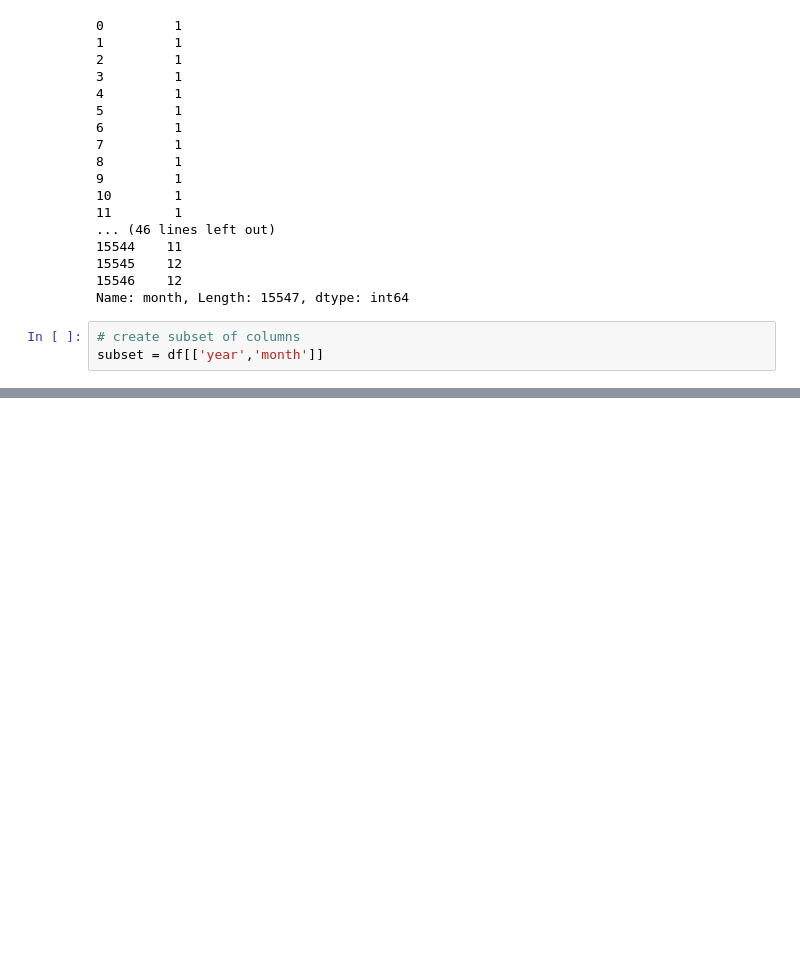
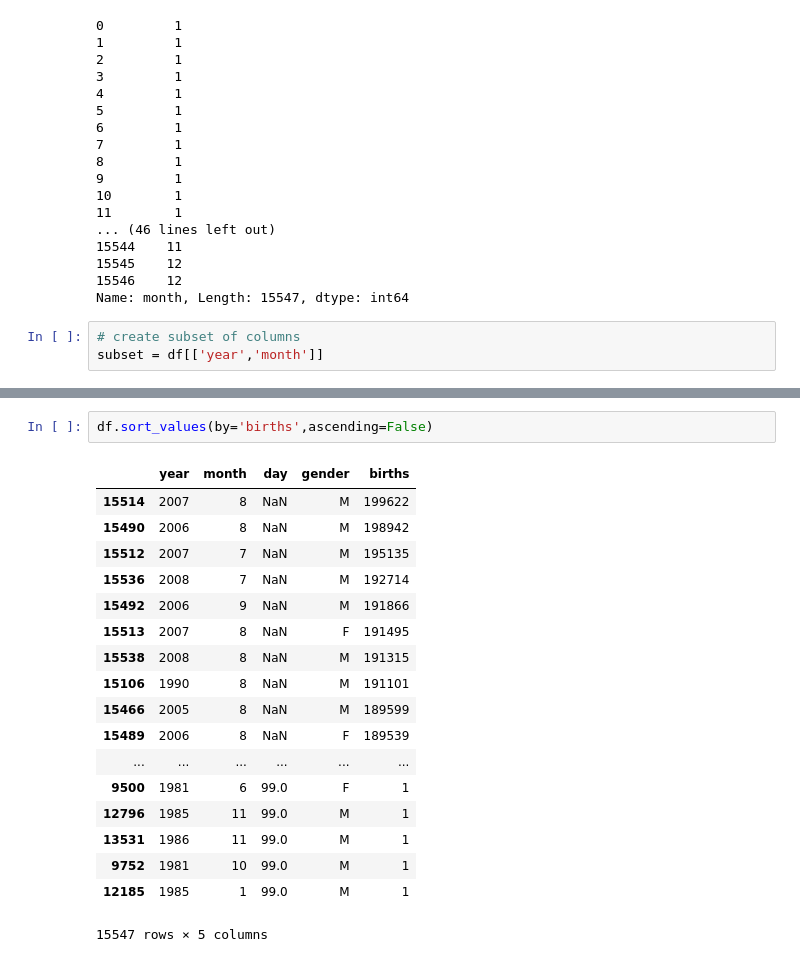
Before and after one commit to kumarUjjawal/pandas_for_beginners, a Jupyter notebook: pandas_for_beginners.ipynb, the cells around one changed output, grey strips where cells are left out. Cells and saved outputs as stored; diff of their text form; blank space fills up the shorter version.

```diff
--- a/pandas_for_beginners.ipynb
+++ b/pandas_for_beginners.ipynb
@@ -91,0 +163,21 @@ subset = df[['year','month']]
+# %%
+df.sort_values(by='births',ascending=False)
+# %% [output]
+|  | year | month | day | gender | births |
+| 15514 | 2007 | 8 | NaN | M | 199622 |
+| 15490 | 2006 | 8 | NaN | M | 198942 |
+| 15512 | 2007 | 7 | NaN | M | 195135 |
+| 15536 | 2008 | 7 | NaN | M | 192714 |
+| 15492 | 2006 | 9 | NaN | M | 191866 |
+| 15513 | 2007 | 8 | NaN | F | 191495 |
+| 15538 | 2008 | 8 | NaN | M | 191315 |
+| 15106 | 1990 | 8 | NaN | M | 191101 |
+| 15466 | 2005 | 8 | NaN | M | 189599 |
+| 15489 | 2006 | 8 | NaN | F | 189539 |
+| ... | ... | ... | ... | ... | ... |
+| 9500 | 1981 | 6 | 99.0 | F | 1 |
+| 12796 | 1985 | 11 | 99.0 | M | 1 |
+| 13531 | 1986 | 11 | 99.0 | M | 1 |
+| 9752 | 1981 | 10 | 99.0 | M | 1 |
+| 12185 | 1985 | 1 | 99.0 | M | 1 |
+15547 rows × 5 columns
```
Also changed, not shown: parts of 23 cells of this notebook.
